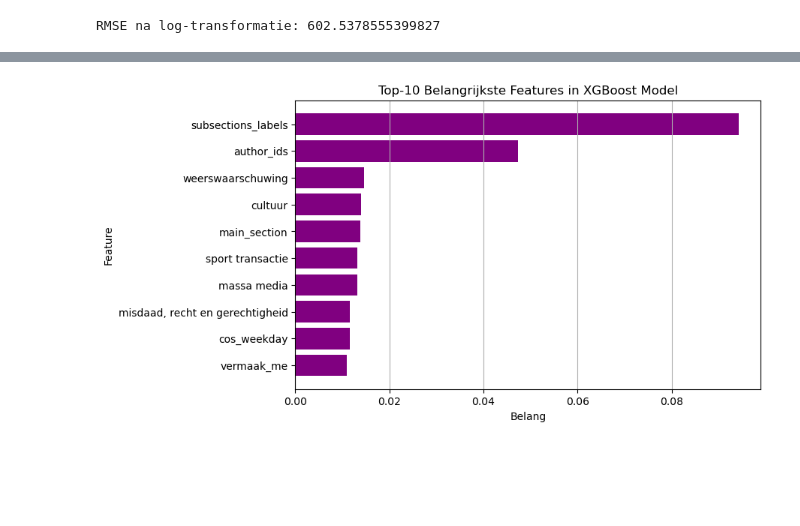
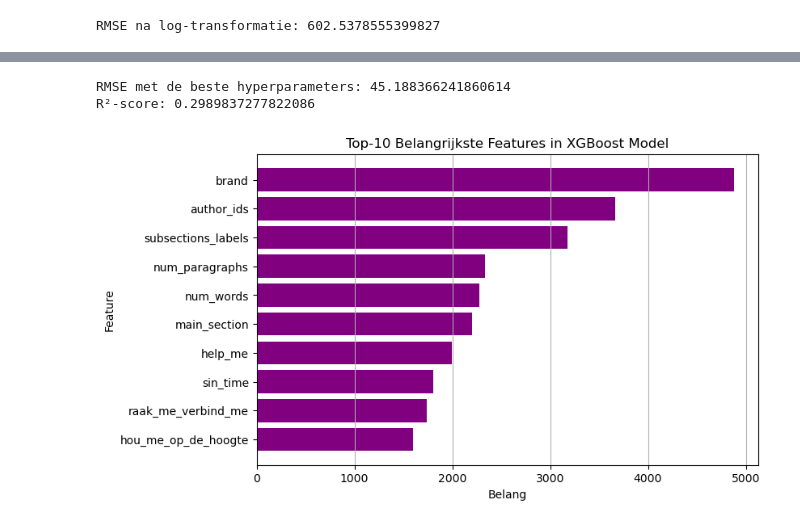
Before and after one commit to NilliNoori/LB, a Jupyter notebook: xgboost_regression.ipynb, the cells around one changed output, grey strips where cells are left out. Cells and saved outputs as stored; diff of their text form; code cells hidden in the pictures; blank space fills up the shorter version.

```diff
--- a/xgboost_regression.ipynb
+++ b/xgboost_regression.ipynb
@@ -89,18 +138,0 @@ Beste parameters: {'learning_rate': 0.1, 'max_depth': 7, 'n_estimators': 200}
-# %%
-best_model = XGBRegressor(
-    learning_rate=0.1,
-    max_depth=7,
-    n_estimators=200,
-    random_state=42
-)
-
-# Train opnieuw
-best_model.fit(X_tr_scaled, y_tr_scaled, sample_weight=weights)
-
-# Voorspellingen maken
-y_pred = best_model.predict(X_te_scaled)
-
-# Evaluatie
-mse = mean_squared_error(y_te_scaled, y_pred)
-rmse = mse ** 0.5
-print(f"RMSE met beste parameters: {rmse}")
@@ -109,26 +143,64 @@ RMSE met beste parameters: 0.8001769317893362
+# %%
+from xgboost import XGBRegressor
+import numpy as np
+from sklearn.metrics import mean_squared_error, r2_score
+
+# Beste hyperparameters van GridSearchCV
+best_model = XGBRegressor(
+    colsample_bytree=0.7,
+    learning_rate=0.05,
+    max_depth=7,
+    n_estimators=1000,
+    subsample=1.0,
+    random_state=42
+)
+
+# Model trainen
+best_model.fit(X_tr_scaled, y_tr_log.values.ravel(), sample_weight=weights)
+
+# Voorspellingen maken
+y_pred_log = best_model.predict(X_te_scaled)  # Log-schaal voorspellingen
+y_pred = np.expm1(y_pred_log)  # Terug naar originele schaal
+
+# RMSE berekenen
+from sklearn.metrics import mean_squared_error
+mse = mean_squared_error(y_te_clipped, y_pred)
+rmse = np.sqrt(mse)
+r2 = r2_score(y_te_clipped, y_pred)
+print(f"RMSE met de beste hyperparameters: {rmse}")
+print(f"R²-score: {r2}")
+# %% [output]
+RMSE met de beste hyperparameters: 45.188366241860614
+R²-score: 0.2989837277822086
 # %%
+import pandas as pd
 import matplotlib.pyplot as plt
-import pandas as pd
 
-# Haal de echte feature namen uit je dataset
-feature_importance = best_model.feature_importances_  # Haal de werkelijke feature importance waarden
-feature_names = X_tr.columns  # Gebruik de kolomnamen van de dataset
+# Feature importances ophalen
+feature_importance = best_model.get_booster().get_score(importance_type='weight')
 
-# Maak een dataframe en sorteer op belang
-feature_df = pd.DataFrame({"Feature": feature_names, "Importance": feature_importance})
-feature_df = feature_df.sort_values(by="Importance", ascending=False)
+# Koppel de echte feature namen
+feature_map = {f"f{i}": col for i, col in enumerate(X_tr.columns)}
 
-# Selecteer de top-10 belangrijkste features
+# Vervang de f0, f1, ... door de echte namen
+feature_importance_named = {feature_map[k]: v for k, v in feature_importance.items()}
+
+# Omzetten naar een dataframe
+feature_df = pd.DataFrame(
+    list(feature_importance_named.items()), columns=["Feature", "Importance"]
+).sort_values(by="Importance", ascending=False)
+
+# Top 10 belangrijkste features
 top_features = feature_df.head(10)
 
-# Maak de grafiek
+# Plot de feature importances
 plt.figure(figsize=(8, 5))
 plt.barh(top_features["Feature"], top_features["Importance"], color="purple")
 plt.xlabel("Belang")
 plt.ylabel("Feature")
 plt.title("Top-10 Belangrijkste Features in XGBoost Model")
-plt.gca().invert_yaxis()
+plt.gca().invert_yaxis()  # Omhoog laten lopen
 plt.grid(True, axis="x")
 plt.show()
 # %% [output]
-[figure, old version]
+[figure, new version]
```
Also changed, not shown: parts of 7 cells of this notebook.
